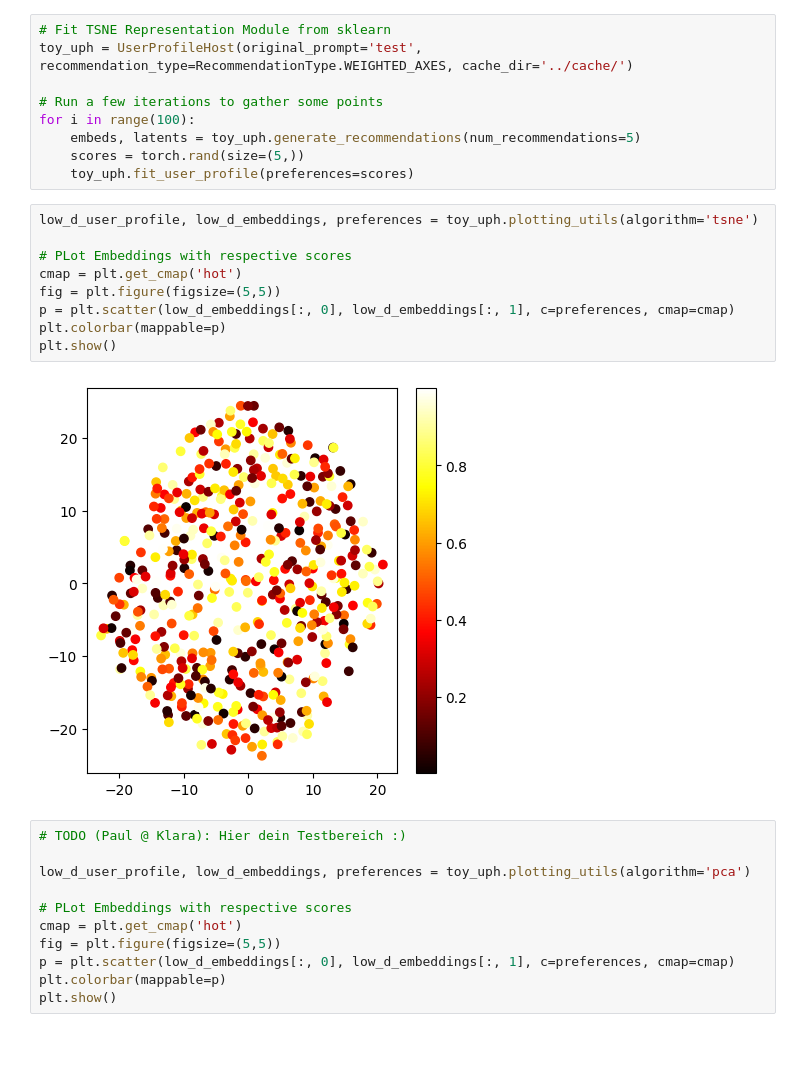
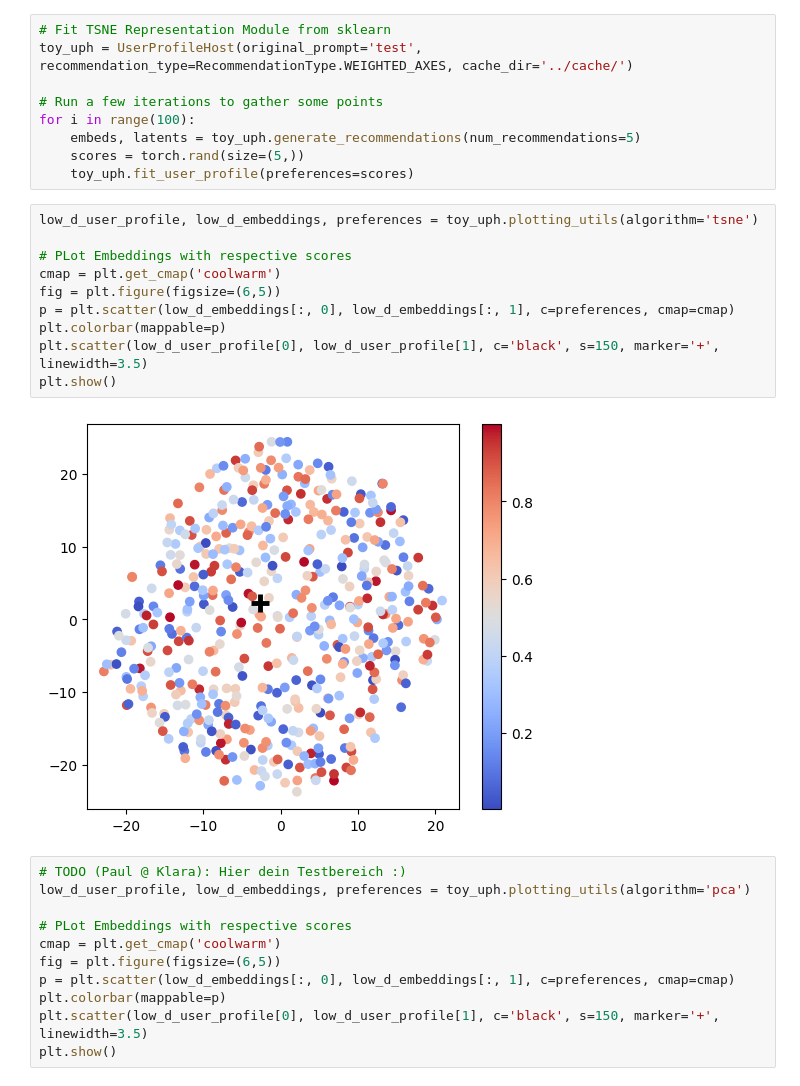
Before and after one commit to Schaban1/bachelor_thesis, a Jupyter notebook: scripts/plotting_test.ipynb, the cells around one changed output. Drawn from its saved outputs; the diff is of its cells as text; blank space fills up the shorter version.

Commit message:
included user profile in plot

```diff
--- a/scripts/plotting_test.ipynb
+++ b/scripts/plotting_test.ipynb
@@ -19,22 +19,23 @@ for i in range(100):
 # %%
 low_d_user_profile, low_d_embeddings, preferences = toy_uph.plotting_utils(algorithm='tsne')
 
 # PLot Embeddings with respective scores
-cmap = plt.get_cmap('hot')
-fig = plt.figure(figsize=(5,5))
+cmap = plt.get_cmap('coolwarm')
+fig = plt.figure(figsize=(6,5))
 p = plt.scatter(low_d_embeddings[:, 0], low_d_embeddings[:, 1], c=preferences, cmap=cmap)
 plt.colorbar(mappable=p)
+plt.scatter(low_d_user_profile[0], low_d_user_profile[1], c='black', s=150, marker='+', linewidth=3.5)
 plt.show()
 # %% [output]
-[figure, old version]
+[figure, new version]
 # %%
 # TODO (Paul @ Klara): Hier dein Testbereich :)
-
 low_d_user_profile, low_d_embeddings, preferences = toy_uph.plotting_utils(algorithm='pca')
 
 # PLot Embeddings with respective scores
-cmap = plt.get_cmap('hot')
-fig = plt.figure(figsize=(5,5))
+cmap = plt.get_cmap('coolwarm')
+fig = plt.figure(figsize=(6,5))
 p = plt.scatter(low_d_embeddings[:, 0], low_d_embeddings[:, 1], c=preferences, cmap=cmap)
 plt.colorbar(mappable=p)
+plt.scatter(low_d_user_profile[0], low_d_user_profile[1], c='black', s=150, marker='+', linewidth=3.5)
 plt.show()
```
